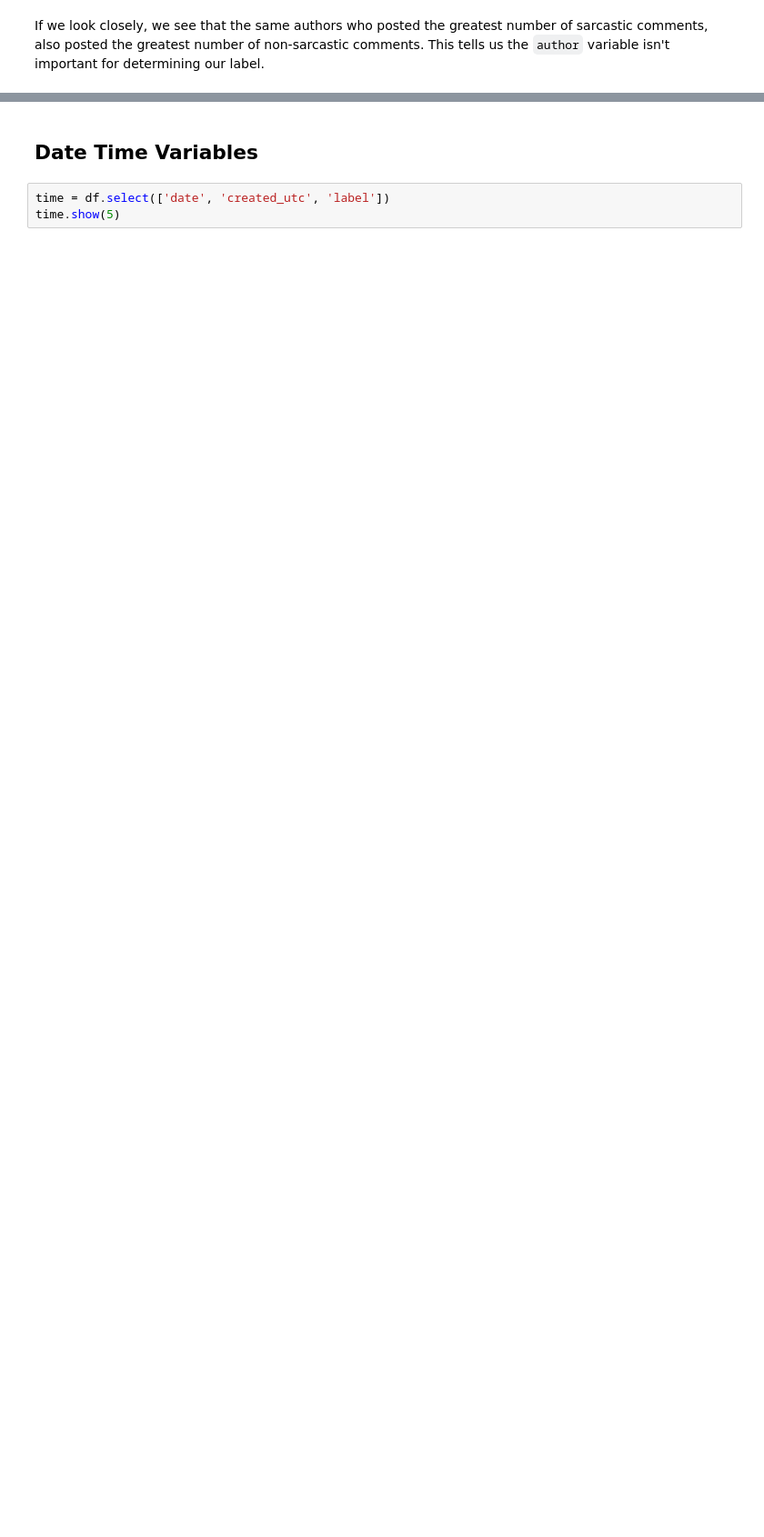
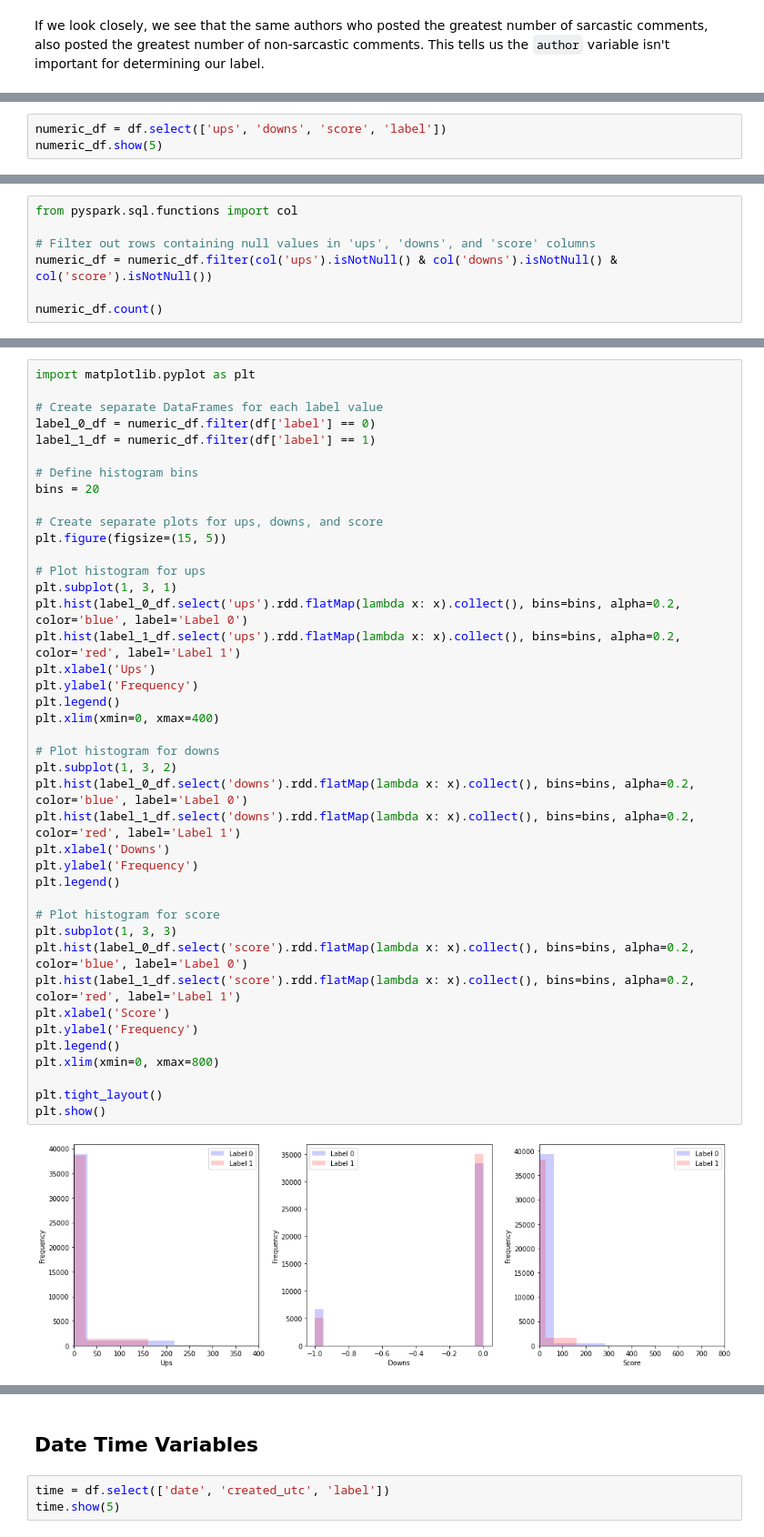
Before and after one commit to brianellis1997/Sarcasm_PySpark, a Jupyter notebook: Project_Test.ipynb, the cells around one changed output, grey strips where cells are left out. Shown: that part at 91% size. Saved outputs shown, nothing was run; the diff lists cells and outputs as text; blank space fills up the shorter version.

Commit message:
Analyzed numeric variables

```diff
--- a/Project_Test.ipynb
+++ b/Project_Test.ipynb
@@ -533,0 +454,3 @@ If we look closely, we see that the same authors who posted the greatest number
+# %%
+numeric_df = df.select(['ups', 'downs', 'score', 'label'])
+numeric_df.show(5)
@@ -533,0 +472,7 @@ If we look closely, we see that the same authors who posted the greatest number
+# %%
+from pyspark.sql.functions import col
+
+# Filter out rows containing null values in 'ups', 'downs', and 'score' columns
+numeric_df = numeric_df.filter(col('ups').isNotNull() & col('downs').isNotNull() & col('score').isNotNull())
+
+numeric_df.count()
@@ -533,0 +502,43 @@ If we look closely, we see that the same authors who posted the greatest number
+# %%
+import matplotlib.pyplot as plt
+
+# Create separate DataFrames for each label value
+label_0_df = numeric_df.filter(df['label'] == 0)
+label_1_df = numeric_df.filter(df['label'] == 1)
+
+# Define histogram bins
+bins = 20
+
+# Create separate plots for ups, downs, and score
+plt.figure(figsize=(15, 5))
+
+# Plot histogram for ups
+plt.subplot(1, 3, 1)
+plt.hist(label_0_df.select('ups').rdd.flatMap(lambda x: x).collect(), bins=bins, alpha=0.2, color='blue', label='Label 0')
+plt.hist(label_1_df.select('ups').rdd.flatMap(lambda x: x).collect(), bins=bins, alpha=0.2, color='red', label='Label 1')
+plt.xlabel('Ups')
+plt.ylabel('Frequency')
+plt.legend()
+plt.xlim(xmin=0, xmax=400)
+
+# Plot histogram for downs
+plt.subplot(1, 3, 2)
+plt.hist(label_0_df.select('downs').rdd.flatMap(lambda x: x).collect(), bins=bins, alpha=0.2, color='blue', label='Label 0')
+plt.hist(label_1_df.select('downs').rdd.flatMap(lambda x: x).collect(), bins=bins, alpha=0.2, color='red', label='Label 1')
+plt.xlabel('Downs')
+plt.ylabel('Frequency')
+plt.legend()
+
+# Plot histogram for score
+plt.subplot(1, 3, 3)
+plt.hist(label_0_df.select('score').rdd.flatMap(lambda x: x).collect(), bins=bins, alpha=0.2, color='blue', label='Label 0')
+plt.hist(label_1_df.select('score').rdd.flatMap(lambda x: x).collect(), bins=bins, alpha=0.2, color='red', label='Label 1')
+plt.xlabel('Score')
+plt.ylabel('Frequency')
+plt.legend()
+plt.xlim(xmin=0, xmax=800)
+
+plt.tight_layout()
+plt.show()
+# %% [output]
+[figure, added]
```
Also changed, not shown: parts of 27 cells of this notebook.
